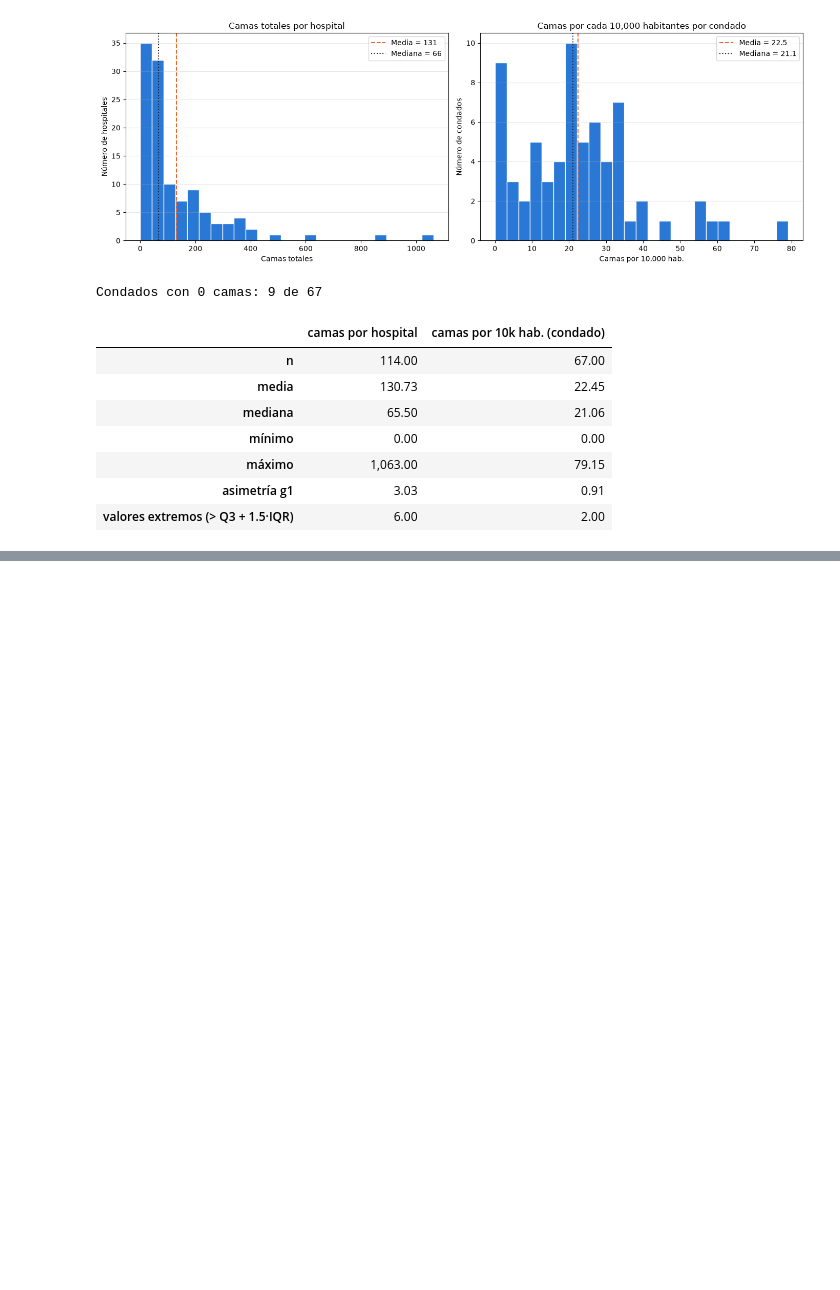
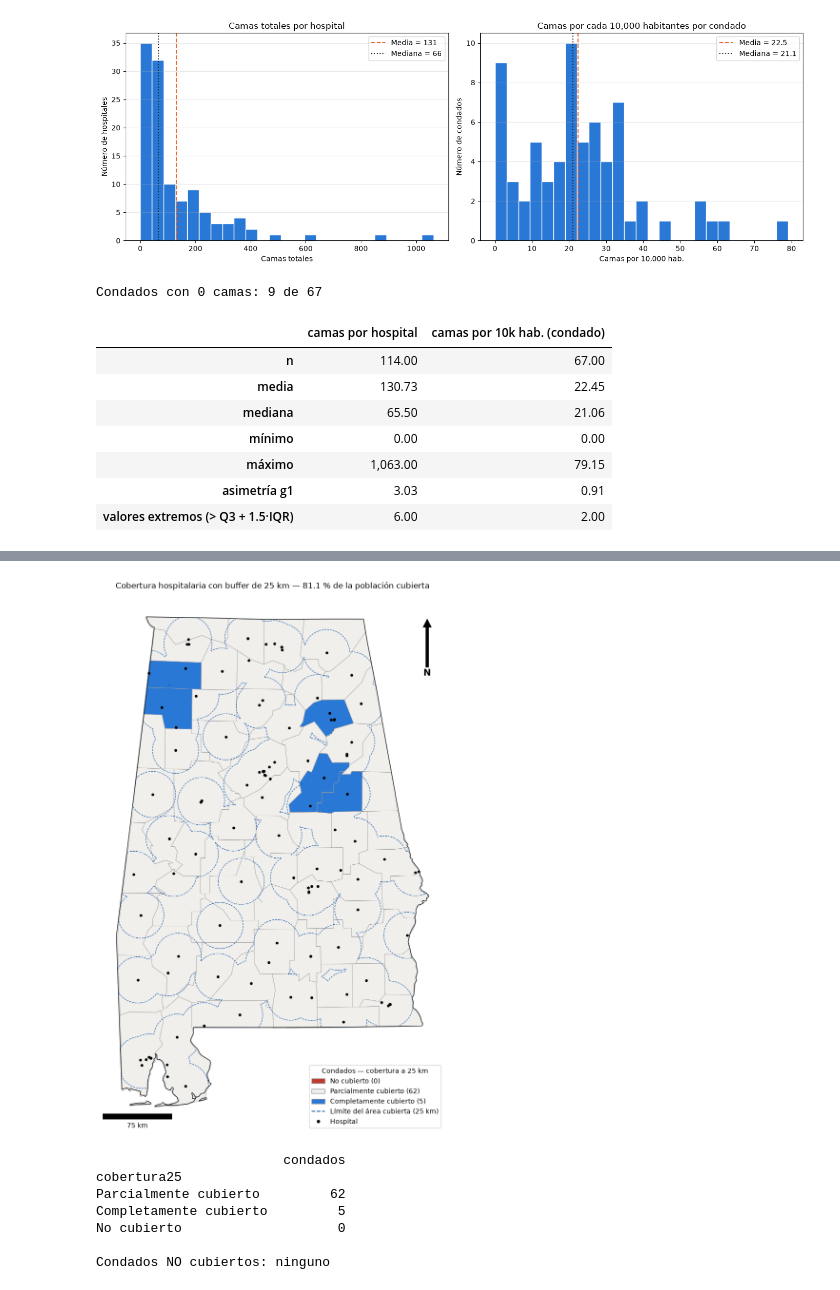
Before and after one commit to Branuvg/lab5_modsim, a Jupyter notebook: lab5.ipynb, the cells around one changed output, grey strips where cells are left out. Saved outputs shown, nothing was run; the diff lists cells and outputs as text; code cells hidden in the pictures; blank space fills up the shorter version.

Commit message:
Task 1.3: buffers de cobertura y poblacion cubierta

```diff
--- a/lab5.ipynb
+++ b/lab5.ipynb
@@ -367,0 +395,16 @@ Condados con 0 camas: 9 de 67
+# %%
+P_TOTAL = cty_p["poblacion"].sum()
+
+
+def frac_covered(cov_geom):
+    """Fracción del área de cada condado dentro del polígono de cobertura."""
+    return (cty_p.geometry.intersection(cov_geom).area / cty_p.area).clip(0, 1).values
+
+
+cov_rows = []
+for r in RADII_KM:
+    pc = (cty_p["poblacion"] * frac_covered(coverage[r])).sum()
+    cov_rows.append({"radio_km": r, "poblacion_cubierta_estimada": pc, "poblacion_total": P_TOTAL,
+                     "pct_cobertura": 100 * pc / P_TOTAL})
+cov_tbl = pd.DataFrame(cov_rows)
+cov_tbl
@@ -367,0 +422,35 @@ Condados con 0 camas: 9 de 67
+# %%
+cov25 = coverage[R_MAP]
+cty_p["frac_cub25"] = frac_covered(cov25)
+cty_p["cobertura25"] = pd.cut(cty_p["frac_cub25"], [-0.01, 0.005, 0.995, 1.01],
+                              labels=["No cubierto", "Parcialmente cubierto", "Completamente cubierto"])
+DIV = {"No cubierto": "#c0392b", "Parcialmente cubierto": NEUTRAL, "Completamente cubierto": "#2a78d6"}
+
+fig, ax = plt.subplots(figsize=(10, 12))
+cty_p.plot(ax=ax, color=cty_p["cobertura25"].map(DIV).astype(str), edgecolor="#9a9a9a", linewidth=0.5)
+gpd.GeoSeries([cov25.intersection(state_poly)], crs=CRS_PROJ).boundary.plot(ax=ax, color="#1c5cab",
+                                                                             linewidth=0.8, linestyle="--")
+hosp_p.plot(ax=ax, color="black", markersize=10, zorder=4)
+state_p.boundary.plot(ax=ax, color="#222222", linewidth=1.0)
+counts = cty_p["cobertura25"].value_counts()
+handles = [Patch(facecolor=c, edgecolor="#9a9a9a", label=f"{k} ({counts.get(k, 0)})") for k, c in DIV.items()]
+handles += [Line2D([], [], color="#1c5cab", ls="--", label=f"Límite del área cubierta ({R_MAP} km)"),
+            Line2D([], [], marker="o", color="black", ls="", markersize=4, label="Hospital")]
+ax.legend(handles=handles, loc="lower right", title=f"Condados — cobertura a {R_MAP} km")
+add_north_and_scale(ax)
+ax.set_title(f"Cobertura hospitalaria con buffer de {R_MAP} km — "
+             f"{cov_tbl.loc[cov_tbl.radio_km == R_MAP, 'pct_cobertura'].item():.1f} % de la población cubierta")
+ax.set_axis_off()
+plt.tight_layout()
+plt.show()
+print(counts.to_frame("condados"))
+print("\nCondados NO cubiertos:", ", ".join(cty_p.loc[cty_p.cobertura25 == "No cubierto", "nombre"]) or "ninguno")
+# %% [output]
+[figure, added]
+                        condados
+cobertura25
+Parcialmente cubierto         62
+Completamente cubierto         5
+No cubierto                    0
+
+Condados NO cubiertos: ninguno
```
Also changed, not shown: parts of 5 cells of this notebook.
